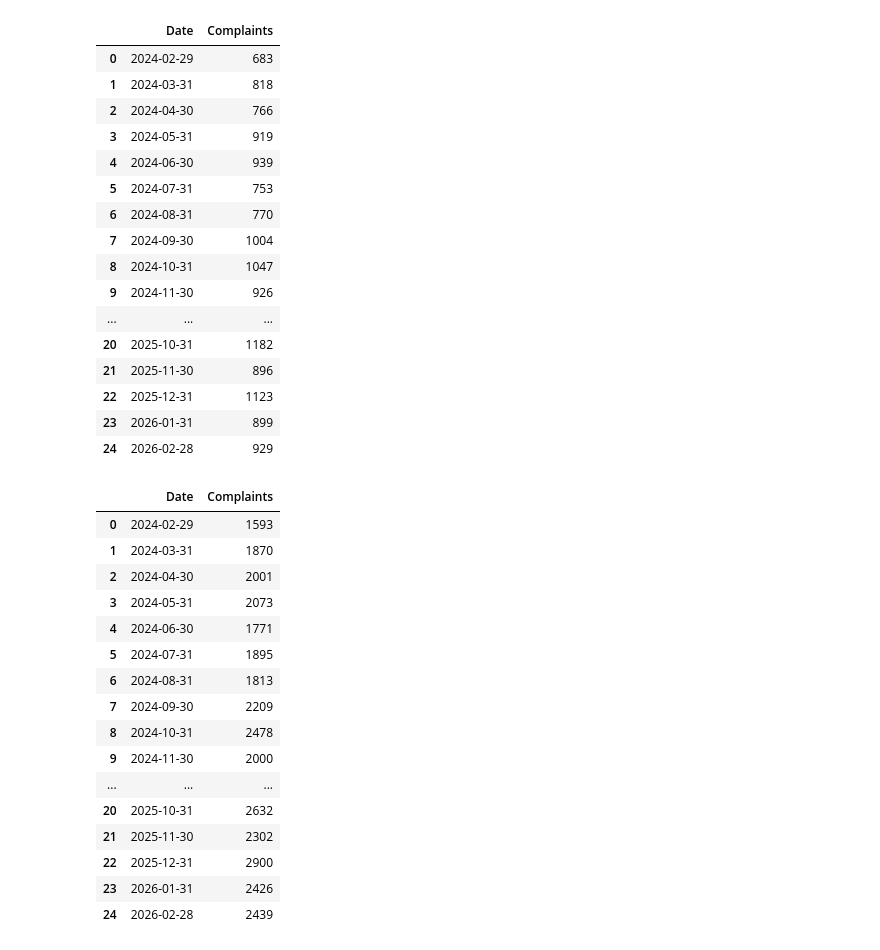
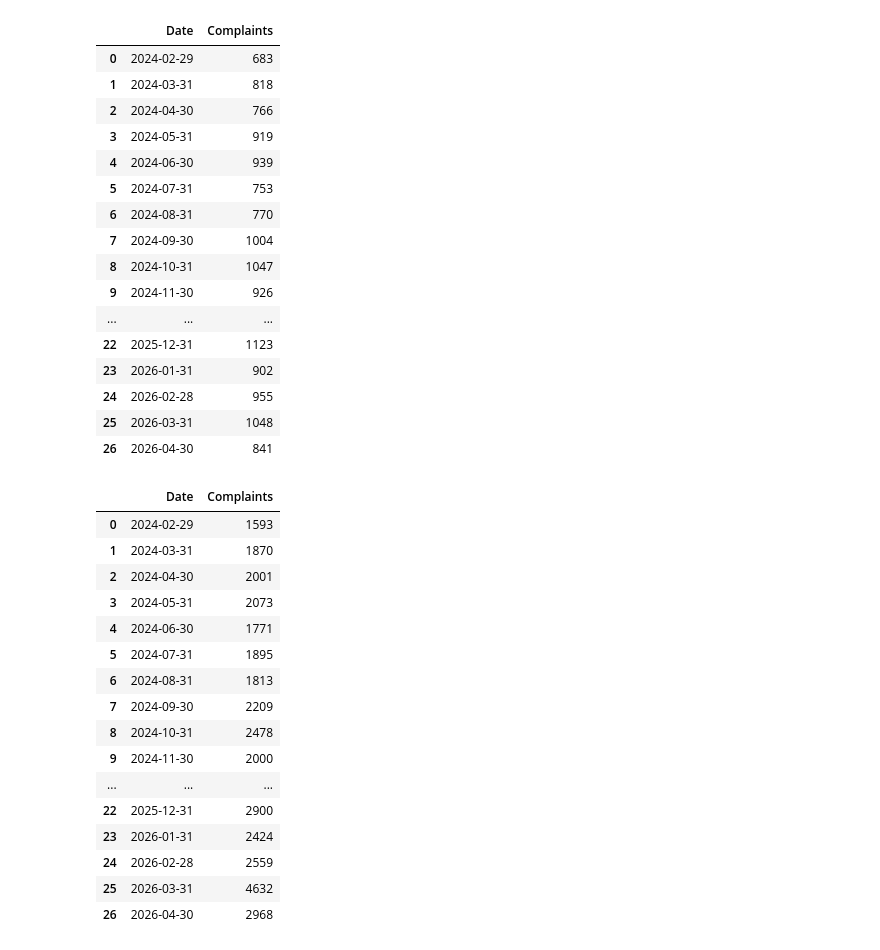
Before and after one commit to cvanmiltenburg/data-spring-2026, a Jupyter notebook: access-a-ride.ipynb, the cells around one changed output. Drawn from its saved outputs; the diff is of its cells as text; code cells hidden in the pictures.

```diff
--- a/access-a-ride.ipynb
+++ b/access-a-ride.ipynb
@@ -1,7 +1,7 @@
 # %%
 import pandas as pd
 # %%
-df = pd.read_csv("https://raw.githubusercontent.com/cvanmiltenburg/data-spring-2026/refs/heads/main/MTA_NYCT_Paratransit_Customer_Complaints__Beginning_February_2024_20260417.csv")
+df = pd.read_csv("MTA_Paratransit_Feb_24_May_26")
 df
 # %% [output]
 |  | Date | Provider_Type | Category | Complaints |
@@ -28 +28,11 @@ df["Provider_Type"].unique()
 Length: 6, dtype: str
+# %%
+# Extract month and date
+## I asked Claude: "Using pandas, how can I find the total number of complaints per month from the attached dataset?"
+df["Date"] = pd.to_datetime(df["Date"])
+df["Month"] = df["Date"].dt.to_period("M")
+
+# Total complaints per month
+monthly_totals = df.groupby("Month")["Complaints"].sum().reset_index()
+
+monthly_totals
@@ -33,32 +64,33 @@ supplemental = df[df["Provider_Type"] == "Supplemental"]
 other = df[df["Provider_Type"] == "Other/Unidentified Provider"]
 ehail = df[df["Provider_Type"] == "E-Hail"]
 # %%
-# Change the date format and filter monthly complaints by provider type
-primary["Date"] = pd.to_datetime(primary["Date"])
+# Filter monthly complaints by provider type
+## I asked Claude: "How can I filter the monthly complaints by provider type (primary, broker, etc.)?
 
+# Primary provider complaints per month
 primary_monthly = (
     primary
     .groupby(pd.Grouper(key="Date", freq="ME"))["Complaints"]
     .sum()
     .reset_index()
 )
 
 primary_monthly
 # %% [output]
 |  | Date | Complaints |
 | 0 | 2024-02-29 | 683 |
 | 1 | 2024-03-31 | 818 |
 | 2 | 2024-04-30 | 766 |
 | 3 | 2024-05-31 | 919 |
 | 4 | 2024-06-30 | 939 |
 | 5 | 2024-07-31 | 753 |
 | 6 | 2024-08-31 | 770 |
 | 7 | 2024-09-30 | 1004 |
 | 8 | 2024-10-31 | 1047 |
 | 9 | 2024-11-30 | 926 |
 | ... | ... | ... |
-| 20 | 2025-10-31 | 1182 |
-| 21 | 2025-11-30 | 896 |
 | 22 | 2025-12-31 | 1123 |
-| 23 | 2026-01-31 | 899 |
-| 24 | 2026-02-28 | 929 |
+| 23 | 2026-01-31 | 902 |
+| 24 | 2026-02-28 | 955 |
+| 25 | 2026-03-31 | 1048 |
+| 26 | 2026-04-30 | 841 |
@@ -65,4 +99,5 @@ primary_monthly
 # %%
+# Broker provider complaints per month
 broker["Date"] = pd.to_datetime(broker["Date"])
 
 broker_monthly = (
@@ -86,9 +121,9 @@ broker_monthly
 | 8 | 2024-10-31 | 2478 |
 | 9 | 2024-11-30 | 2000 |
 | ... | ... | ... |
-| 20 | 2025-10-31 | 2632 |
-| 21 | 2025-11-30 | 2302 |
 | 22 | 2025-12-31 | 2900 |
-| 23 | 2026-01-31 | 2426 |
-| 24 | 2026-02-28 | 2439 |
+| 23 | 2026-01-31 | 2424 |
+| 24 | 2026-02-28 | 2559 |
+| 25 | 2026-03-31 | 4632 |
+| 26 | 2026-04-30 | 2968 |
 # %%
```
Also changed, not shown: parts of 18 cells of this notebook.
